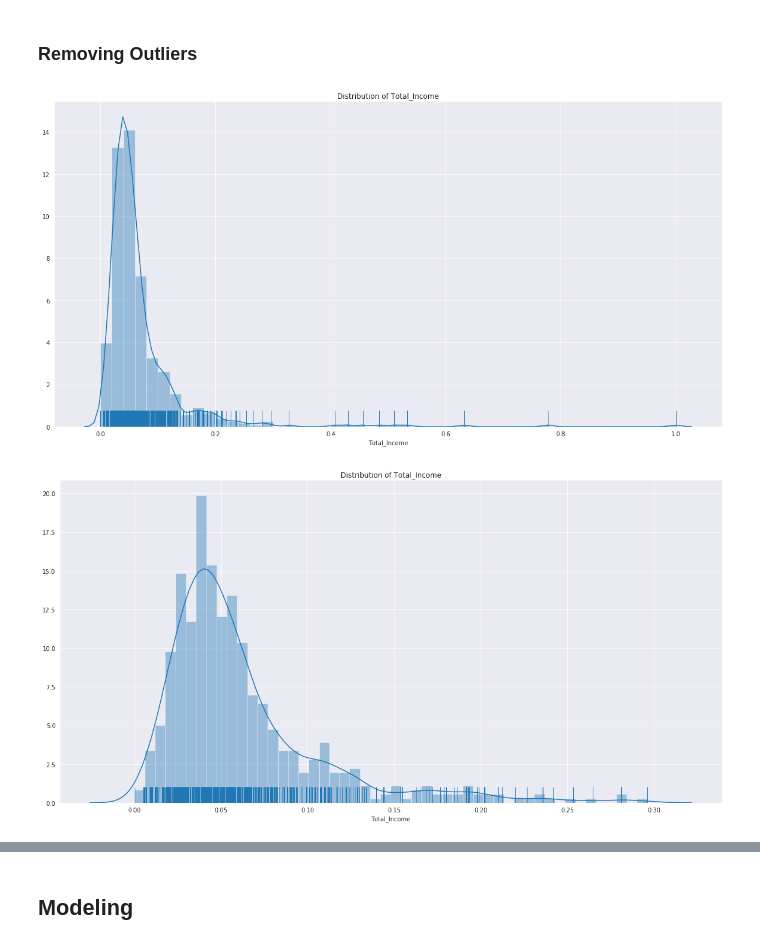
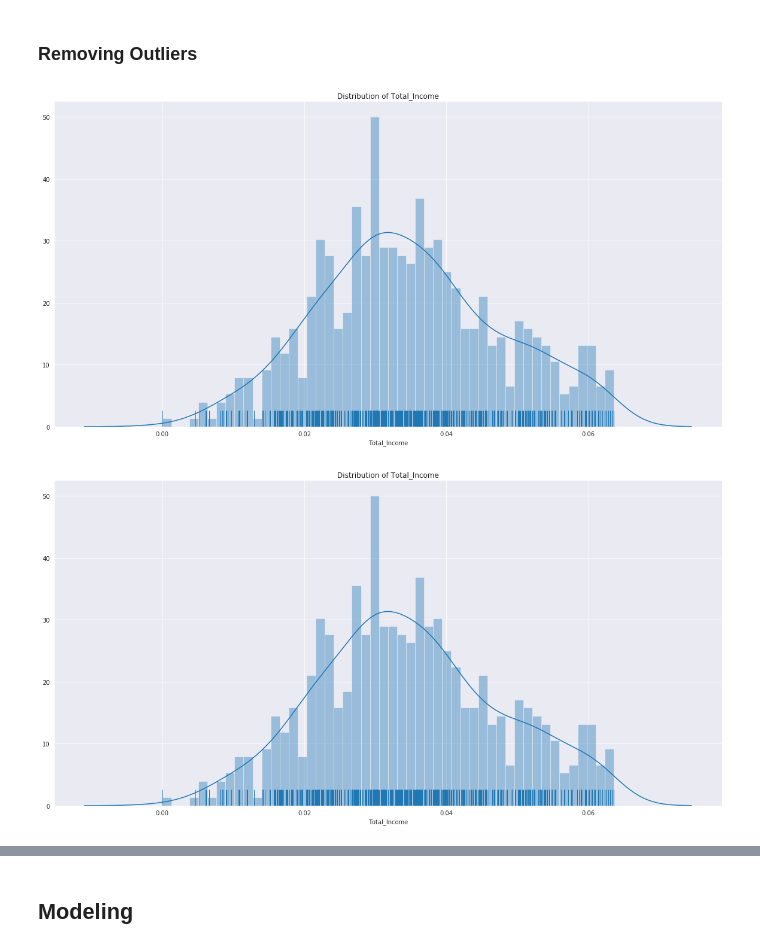
Before and after one commit to faisal-git/predict_loan_approval, a Jupyter notebook: predict_loan.ipynb, the cells around one changed output, grey strips where cells are left out. Saved outputs shown, nothing was run; the diff lists cells and outputs as text; code cells hidden in the pictures.

```diff
--- a/predict_loan.ipynb
+++ b/predict_loan.ipynb
@@ -1128,0 +1160,3 @@ train.drop(labels=['Loan_ID'],axis=1,inplace=True)
+# %%
+scaled_test=test.drop('Loan_ID',axis=1)
+scaled_train=train.drop('Loan_Status',axis=1)
@@ -1130,4 +1172,6 @@ train.drop(labels=['Loan_ID'],axis=1,inplace=True)
 ### scaling
 # %%
 scaler = MinMaxScaler()
-train= pd.DataFrame(scaler.fit_transform(train), columns = train.columns)
+scaler.fit(scaled_train)
+scaled_train= pd.DataFrame(scaler.transform(scaled_train), columns = scaled_train.columns)
+#test.loc[= pd.DataFrame(scaler.fit_transform(test), columns = train.columns)
@@ -1135,4 +1205,5 @@ train= pd.DataFrame(scaler.fit_transform(train), columns = train.columns)
 ### imputing using KNNImputer
 # %%
 imputer = KNNImputer(n_neighbors=5)
-train = pd.DataFrame(imputer.fit_transform(train),columns = train.columns)
+imputer.fit(scaled_train)
+scaled_train= pd.DataFrame(imputer.transform(scaled_train),columns = scaled_train.columns)
@@ -1141,7 +1236,9 @@ X=train
 # %% [markdown]
 ### Removing Outliers
+# %%
+scaled_train['Loan_Status']=train['Loan_Status']
 # %%
-continuous(X,"Total_Income")
+continuous(scaled_train,"Total_Income");
 # %% [output]
-[figure, old version]
+[figure, new version]
 # %%
@@ -1149,5 +1246,5 @@ X=Z_score(X,'Total_Income')
 # %%
-continuous(X,"Total_Income")
+continuous(scaled_train,"Total_Income")
 # %% [output]
-[figure, old version]
+[figure, new version]
 # %%
```
Also changed, not shown: parts of 49 cells of this notebook.
